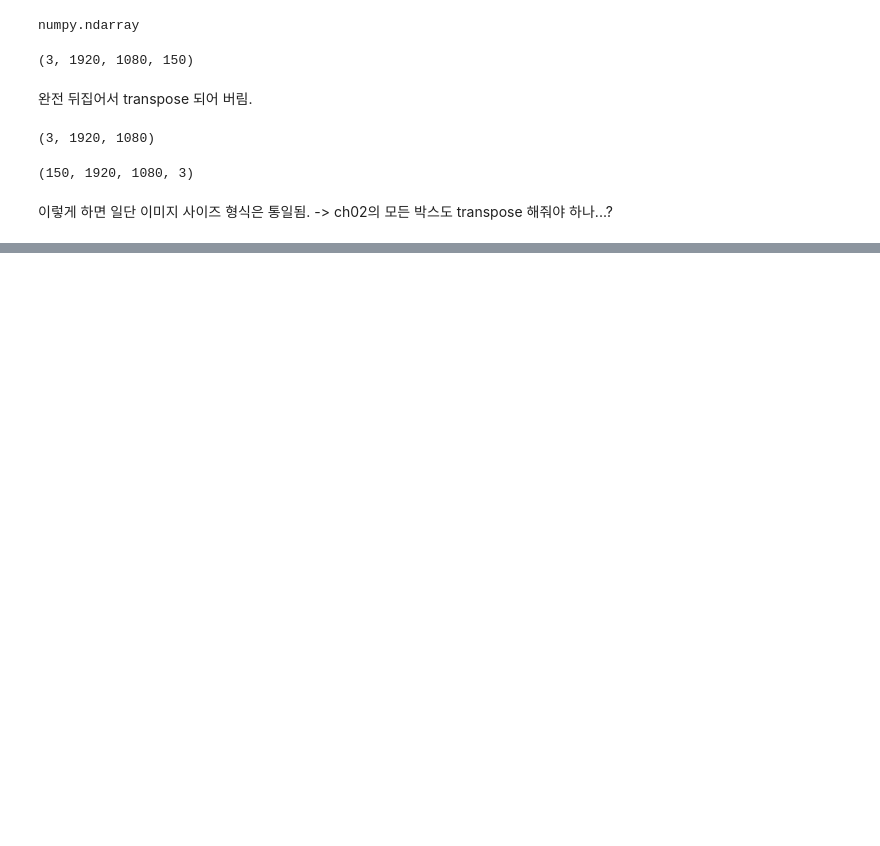
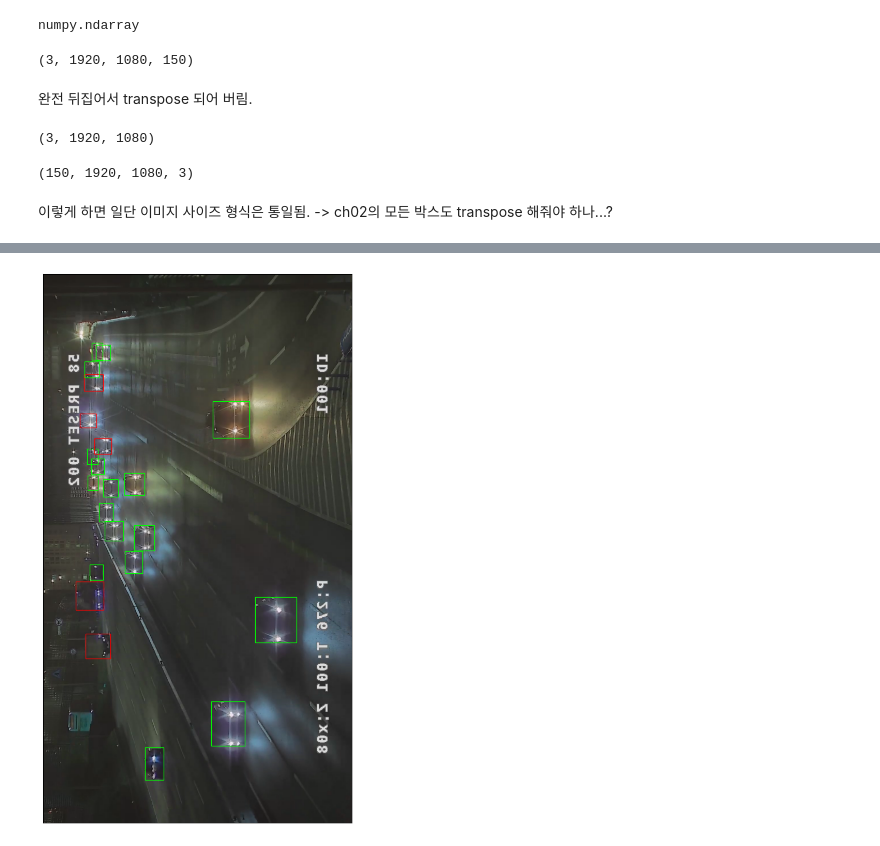
Before and after one commit to sesac-google-ai-1st/yongjung_yolo_repo, a Jupyter notebook: 231120imageLabelCount.ipynb, the cells around one changed output, grey strips where cells are left out. Drawn from its saved outputs; the diff is of its cells as text; code cells hidden in the pictures; blank space fills up the shorter version.

```diff
--- a/231120imageLabelCount.ipynb
+++ b/231120imageLabelCount.ipynb
@@ -152,3 +152,5 @@ X_test_ch02.transpose((0, 2, 1, 3)).shape
 (150, 1920, 1080, 3)
 # %% [markdown]
 이렇게 하면 일단 이미지 사이즈 형식은 통일됨. -> ch02의 모든 박스도 transpose 해줘야 하나...?
+# %%
+X_test_ch02_T = X_test_ch02.transpose((0, 2, 1, 3))
@@ -154,0 +206,2 @@ X_test_ch02.transpose((0, 2, 1, 3)).shape
+# %%
+Y_test_ch02[0][:, [2, 1, 4, 3]] = Y_test_ch02[0][:, [1, 2, 3, 4]]
@@ -154,0 +225,41 @@ X_test_ch02.transpose((0, 2, 1, 3)).shape
+# %%
+for i in range(1, len(Y_test_ch02)):
+    Y_test_ch02[i][:, [2, 1, 4, 3]] = Y_test_ch02[i][:, [1, 2, 3, 4]]
+# %%
+import matplotlib.pyplot as plt
+import matplotlib.patches as patches
+
+def create_patch_rectangle(y, color):
+  # # in yolov5
+  width = int(y[2])
+  height = int(y[3])
+  return patches.Rectangle((int(y[0] - width/2), int(y[1] - height/2)),
+                           width, height,
+                           edgecolor=color, fill=False)
+
+COLORS = [(0, 255/255, 0), (255/255, 255/255, 0), (255/255, 0, 0)]  ## car는 green, bus는 r + g(yellow?), truck은 red
+
+def plot_image(image, boxes, axis):
+  # # print(boxes.shape)
+  for box in boxes:
+    # print(box)
+    class_id = int(box[0])
+    # print(type(class_id), class_id)
+    rect = create_patch_rectangle(box[1:], COLORS[class_id])
+    axis.add_patch(rect)
+
+  plt.imshow(image)
+
+def plot_images(X, Y, limit=10):
+  fig = plt.figure(figsize=(100, 80))
+
+  last_id = min(limit, X.shape[0])
+  for id in range(last_id):
+    axis = fig.add_subplot(5, 3, id + 1)
+    axis.get_xaxis().set_visible(False)
+    axis.get_yaxis().set_visible(False)
+    plot_image(X[id], Y[id], axis)
+# %%
+plot_images(np.array([X_test_ch02_T[-1]]), np.array([Y_test_ch02[-1]]))
+# %% [output]
+[figure, added]
```
Also changed, not shown: parts of 4 cells of this notebook.
